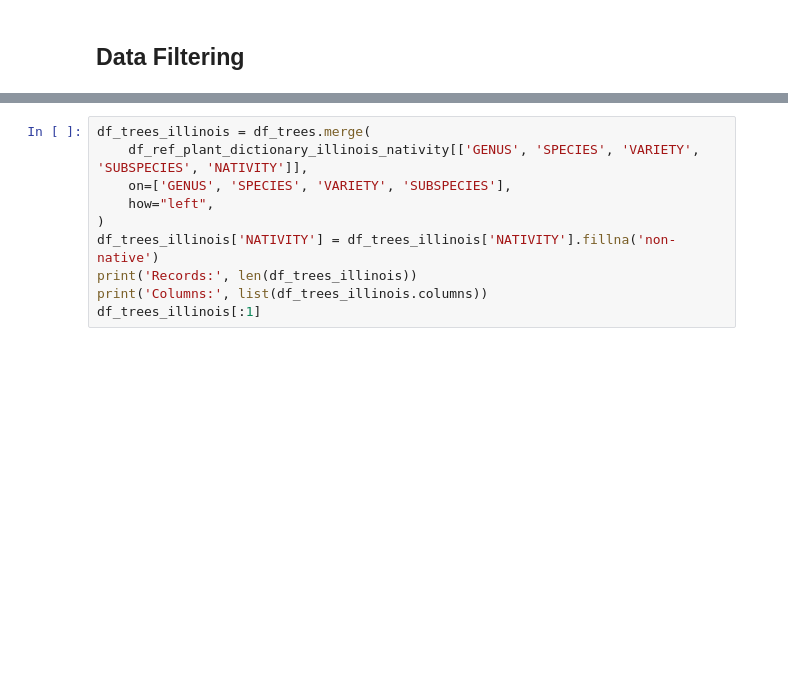
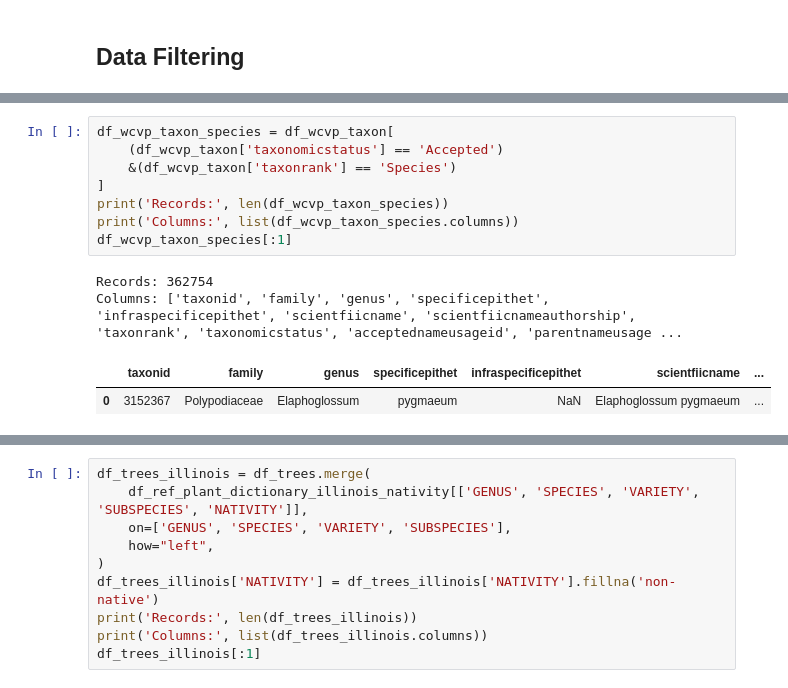
Before and after one commit to fractalate/data-trees, a Jupyter notebook: explore_chicago_il.ipynb, the cells around one changed output, grey strips where cells are left out. Saved outputs shown, nothing was run; the diff lists cells and outputs as text; blank space fills up the shorter version.

```diff
--- a/explore_chicago_il.ipynb
+++ b/explore_chicago_il.ipynb
@@ -202,3 +262,16 @@ Records: 4170
 Columns: ['CN', 'SYMBOL_TYPE', 'SYMBOL', 'SCIENTIFIC_NAME', 'NEW_SYMBOL', 'NEW_SCIENTIFIC_NAME', 'COMMON_NAME', 'CATEGORY', 'FAMILY', 'GROWTH_HABIT', 'DURATION', 'US_NATIVITY', 'STATE_DISTRIBUTION', ' ...
 |  | CN | SYMBOL_TYPE | SYMBOL | SCIENTIFIC_NAME | NEW_SYMBOL | NEW_SCIENTIFIC_NAME | COMMON_NAME | ... |
 | 17 | 503517222126144 | Species | NULU | Nuphar lutea | NaN | NaN | yellow pond-lily | ... |
+# %%
+df_wcvp_taxon_species = df_wcvp_taxon[
+    (df_wcvp_taxon['taxonomicstatus'] == 'Accepted')
+    &(df_wcvp_taxon['taxonrank'] == 'Species')
+]
+print('Records:', len(df_wcvp_taxon_species))
+print('Columns:', list(df_wcvp_taxon_species.columns))
+df_wcvp_taxon_species[:1]
+# %% [output]
+Records: 362754
+Columns: ['taxonid', 'family', 'genus', 'specificepithet', 'infraspecificepithet', 'scientfiicname', 'scientfiicnameauthorship', 'taxonrank', 'taxonomicstatus', 'acceptednameusageid', 'parentnameusage ...
+|  | taxonid | family | genus | specificepithet | infraspecificepithet | scientfiicname | ... |
+| 0 | 3152367 | Polypodiaceae | Elaphoglossum | pygmaeum | NaN | Elaphoglossum pygmaeum | ... |
```
Also changed, not shown: parts of 12 cells of this notebook, 3 other files.
